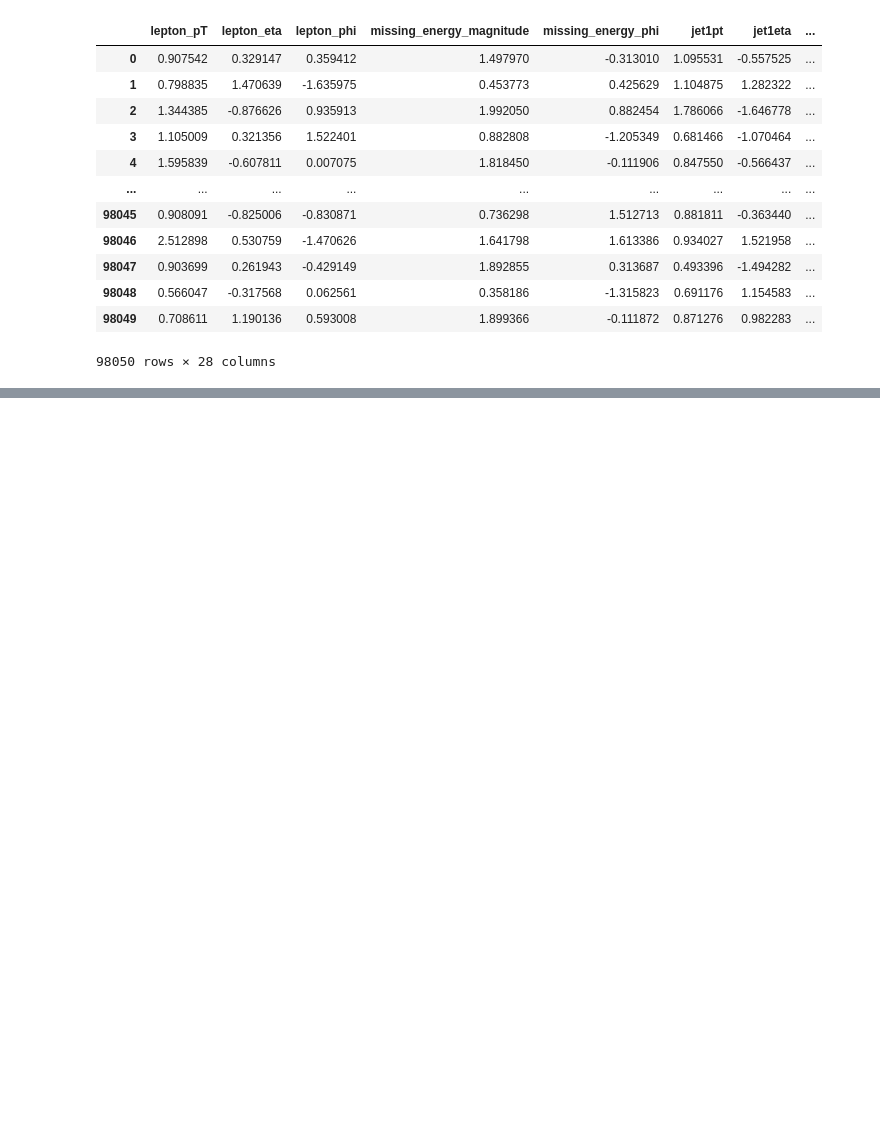
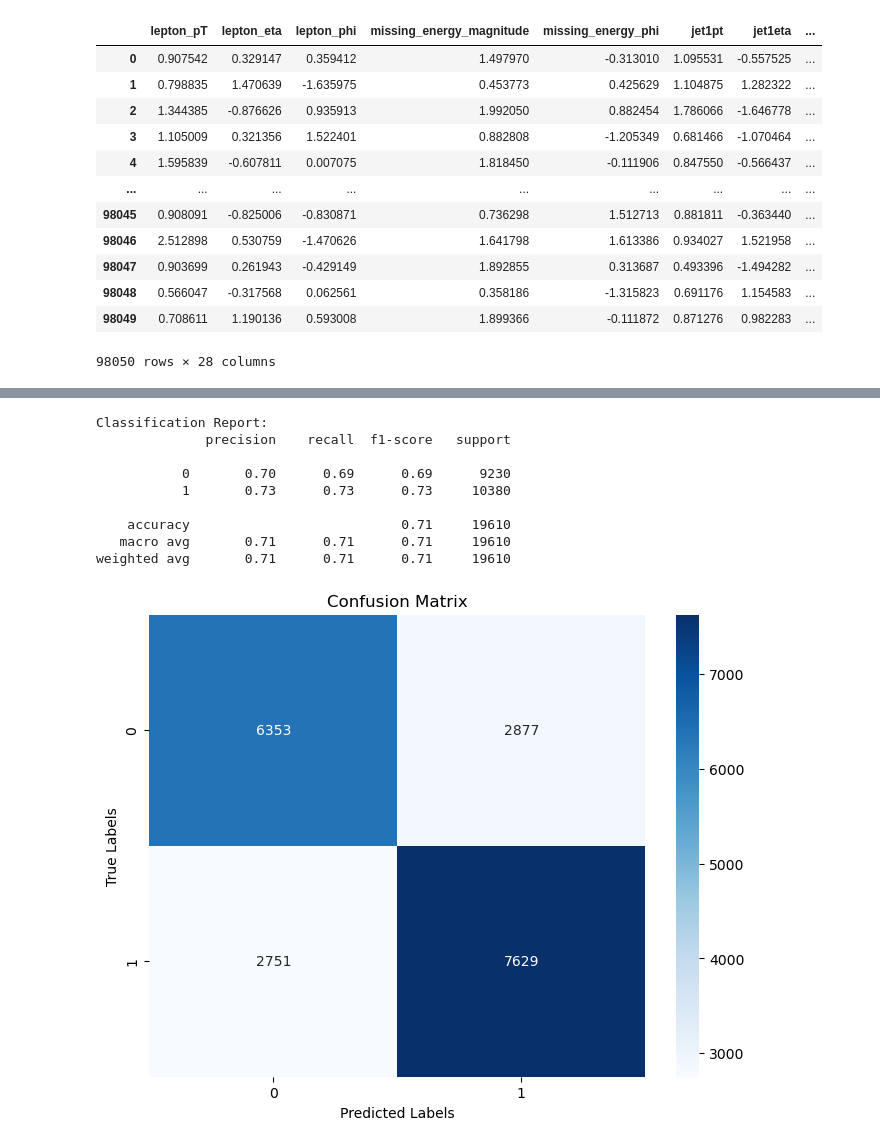
Before and after one commit to Tiabet/ML-DM-3-1-, a Jupyter notebook: MLDM/Team Project/higgs.ipynb, the cells around one changed output, grey strips where cells are left out. Drawn from its saved outputs; the diff is of its cells as text; code cells hidden in the pictures; blank space fills up the shorter version.

```diff
--- a/MLDM/Team Project/higgs.ipynb
+++ b/MLDM/Team Project/higgs.ipynb
@@ -33,3 +35,7 @@ X
 | 98048 | 0.566047 | -0.317568 | 0.062561 | 0.358186 | -1.315823 | 0.691176 | 1.154583 | ... |
 | 98049 | 0.708611 | 1.190136 | 0.593008 | 1.899366 | -0.111872 | 0.871276 | 0.982283 | ... |
 98050 rows × 28 columns
+# %%
+X=X[:-1]
+
+X
@@ -36,2 +56,2 @@ X
 # %%
-y
+y = y[:-1]
@@ -142,0 +168,27 @@ weighted avg       0.72      0.72      0.72     19610
+# %%
+y_pred_cat = catboost_model.predict(X_test)
+
+y_pred_cat = y_pred_cat.flatten()
+
+print("Classification Report:")
+print(classification_report(y_test, y_pred_cat))
+
+class_labels = np.unique(np.concatenate((y_test, y_pred_cat)))
+
+plt.figure(figsize=(8, 6))
+sns.heatmap(confusion_matrix(y_test, y_pred_cat), annot=True, fmt="d", cmap="Blues", xticklabels=class_labels, yticklabels=class_labels)
+plt.xlabel("Predicted Labels")
+plt.ylabel("True Labels")
+plt.title("Confusion Matrix")
+plt.show()
+# %% [output]
+Classification Report:
+              precision    recall  f1-score   support
+
+           0       0.70      0.69      0.69      9230
+           1       0.73      0.73      0.73     10380
+
+    accuracy                           0.71     19610
+   macro avg       0.71      0.71      0.71     19610
+weighted avg       0.71      0.71      0.71     19610
+[figure, added]
```
Also changed, not shown: parts of 14 cells of this notebook, 8 other files.
